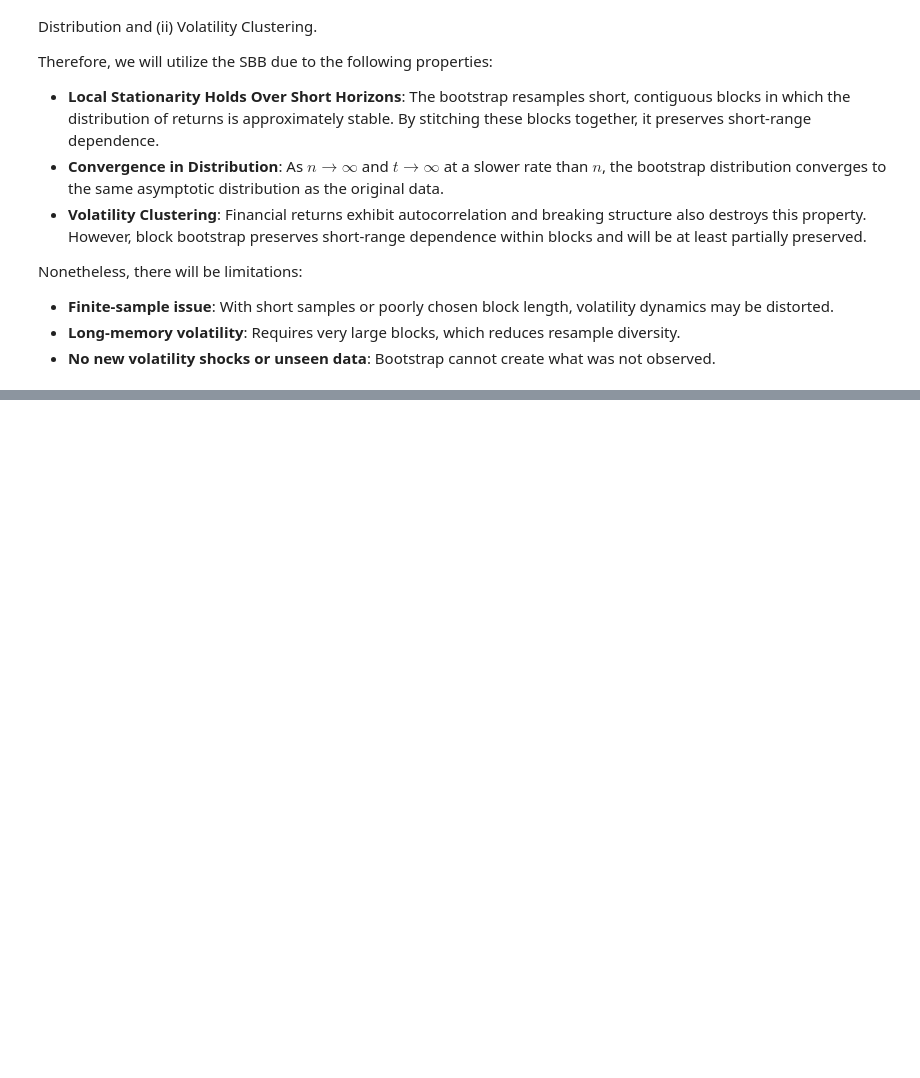
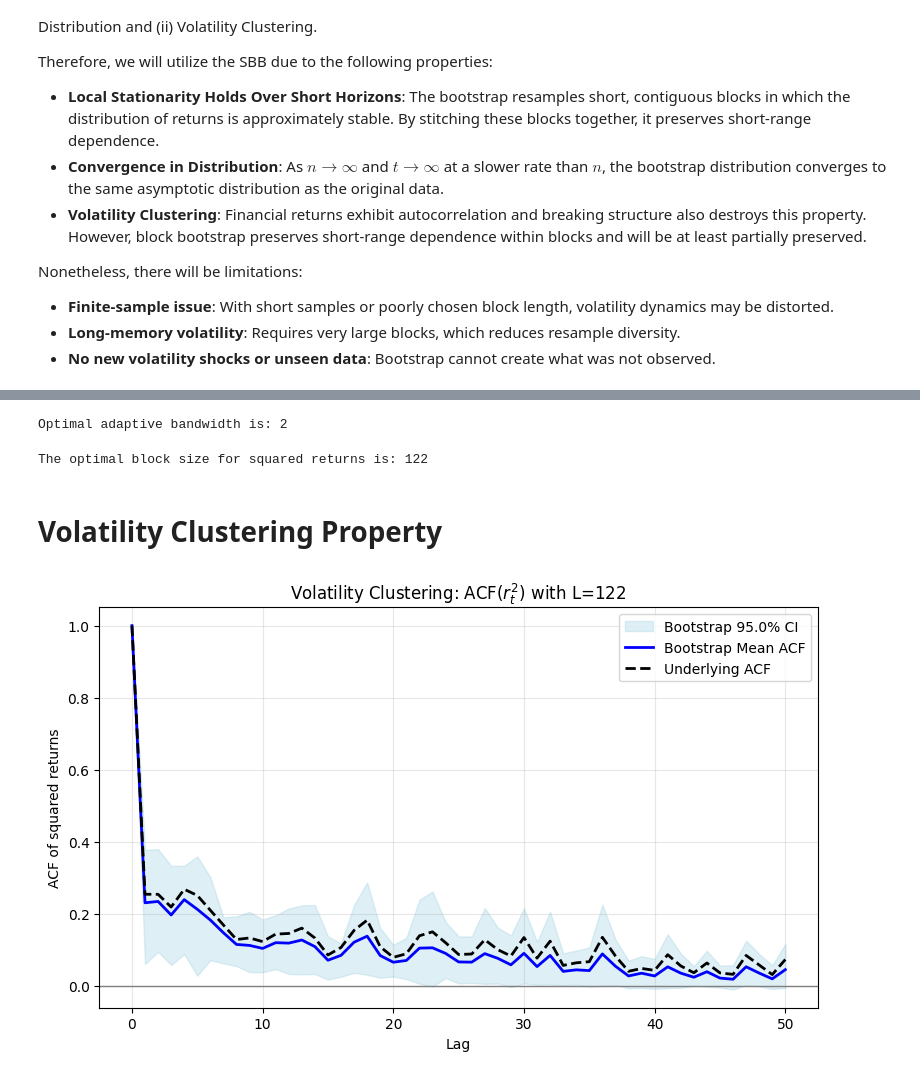
Before and after one commit to finnlimjc/Automatic-Block-Selection-for-Financial-Bootstrapping, a Jupyter notebook: notebooks/automatic_block_selection.ipynb, the cells around one changed output, grey strips where cells are left out. Cells and saved outputs as stored; diff of their text form; code cells hidden in the pictures; blank space fills up the shorter version.

Commit message:
Implemented automatic block selection
- Implemented automatic block selection.

```diff
--- a/notebooks/automatic_block_selection.ipynb
+++ b/notebooks/automatic_block_selection.ipynb
@@ -157,0 +191,29 @@ $$\text{MSE}(\hat{\sigma}_b^2) \approx \frac{3}{2^{2/3}}\frac{G^{2/3}D^{2/3}}{N^
+# %%
+def adaptive_bandwidth(data:np.ndarray, c:int=2, raise_error:bool=True) -> int:
+    n = len(data)
+    K = max(5, np.sqrt(np.log10(n)))
+    max_M = np.ceil(np.sqrt(n)) + K #Add K-lags to give some leeway
+
+    threshold = c*np.sqrt(np.log10(n) / n)
+    p = acf(data, nlags=max_M)[1:] #Drop lag 0
+    abs_p = np.abs(p)
+    is_below_threshold = abs_p < threshold
+
+    for m in range(int(max_M - K)):
+        if is_below_threshold[m:m+K].all():
+            m_hat = m+1
+            break #If break does not occur, run the else statement
+    else:
+        p_above_threshold = np.where(abs_p >= threshold)[0] #Index 0 selects the inner array
+        m_hat = p_above_threshold.max() + 1 if p_above_threshold.size else 0 #Return the index + 1, else if there are no values >= threshold return 0
+
+    if raise_error and m_hat <= 0:
+        raise ValueError(f"Estimated m_hat is less than or equal to 0: {m_hat}")
+
+    M = min(2*m_hat, max_M)
+    return M
+# %%
+data = df['log_return'].dropna().values
+print(f"Optimal adaptive bandwidth is: {adaptive_bandwidth(data)}")
+# %% [output]
+Optimal adaptive bandwidth is: 2
@@ -157,0 +258,7 @@ $$\text{MSE}(\hat{\sigma}_b^2) \approx \frac{3}{2^{2/3}}\frac{G^{2/3}D^{2/3}}{N^
+# %%
+avg_block_size = int(np.ceil(optimal_stationary_block_size(data**2)))
+print(f"The optimal block size for squared returns is: {avg_block_size}")
+# %% [output]
+The optimal block size for squared returns is: 122
+# %% [markdown]
+# Volatility Clustering Property
@@ -157,0 +316,11 @@ $$\text{MSE}(\hat{\sigma}_b^2) \approx \frac{3}{2^{2/3}}\frac{G^{2/3}D^{2/3}}{N^
+# %%
+steps = len(data)
+max_lag = 50
+alpha = 0.05
+seed = 123
+
+sims = stationary_bootstrap(data, n_sims=1000, t=steps, avg_block_size=avg_block_size, seed=seed)
+vc = VolCluster(data, sims, max_lag, alpha)
+fig1 = vc.plot_acf_band(avg_block_size=avg_block_size)
+# %% [output]
+[figure, added]
```
Also changed, not shown: parts of 9 cells of this notebook, 1 other file.
